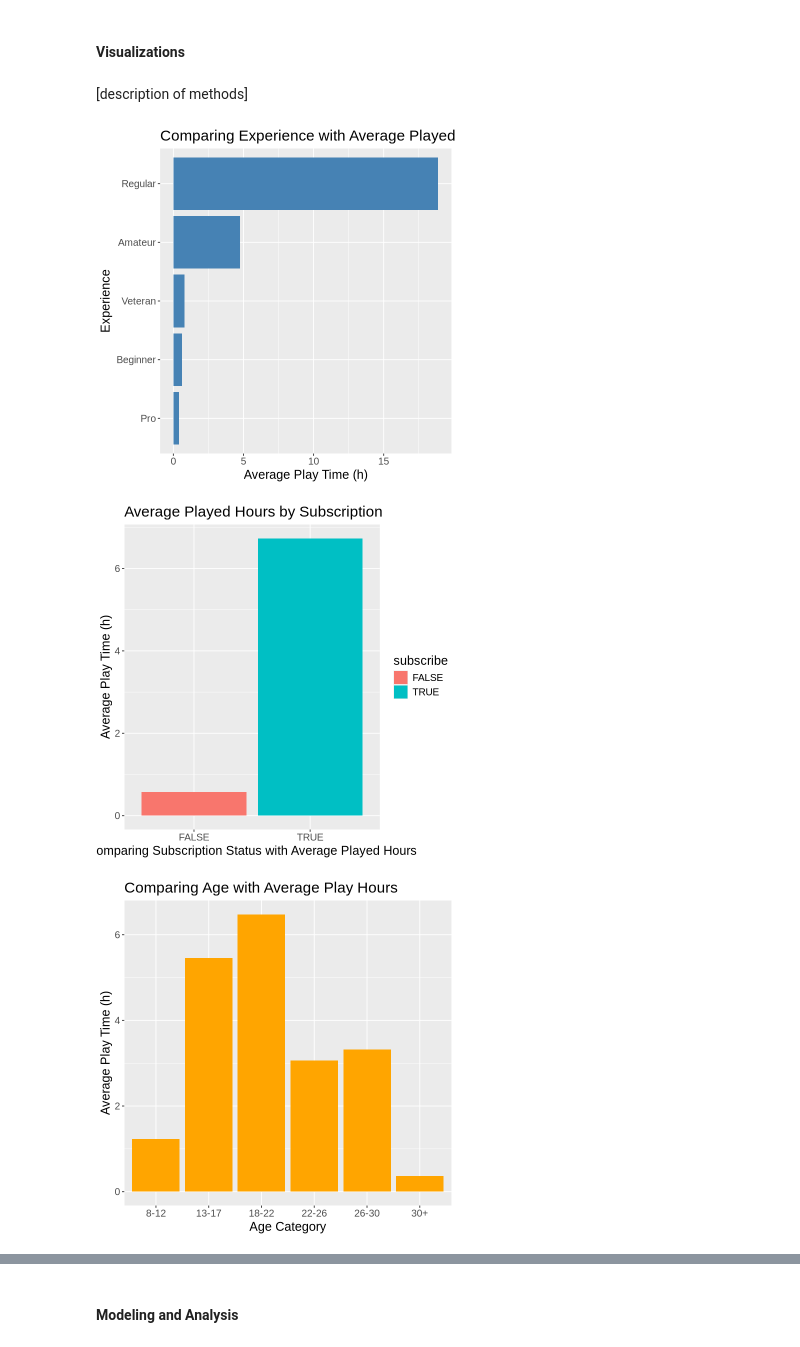
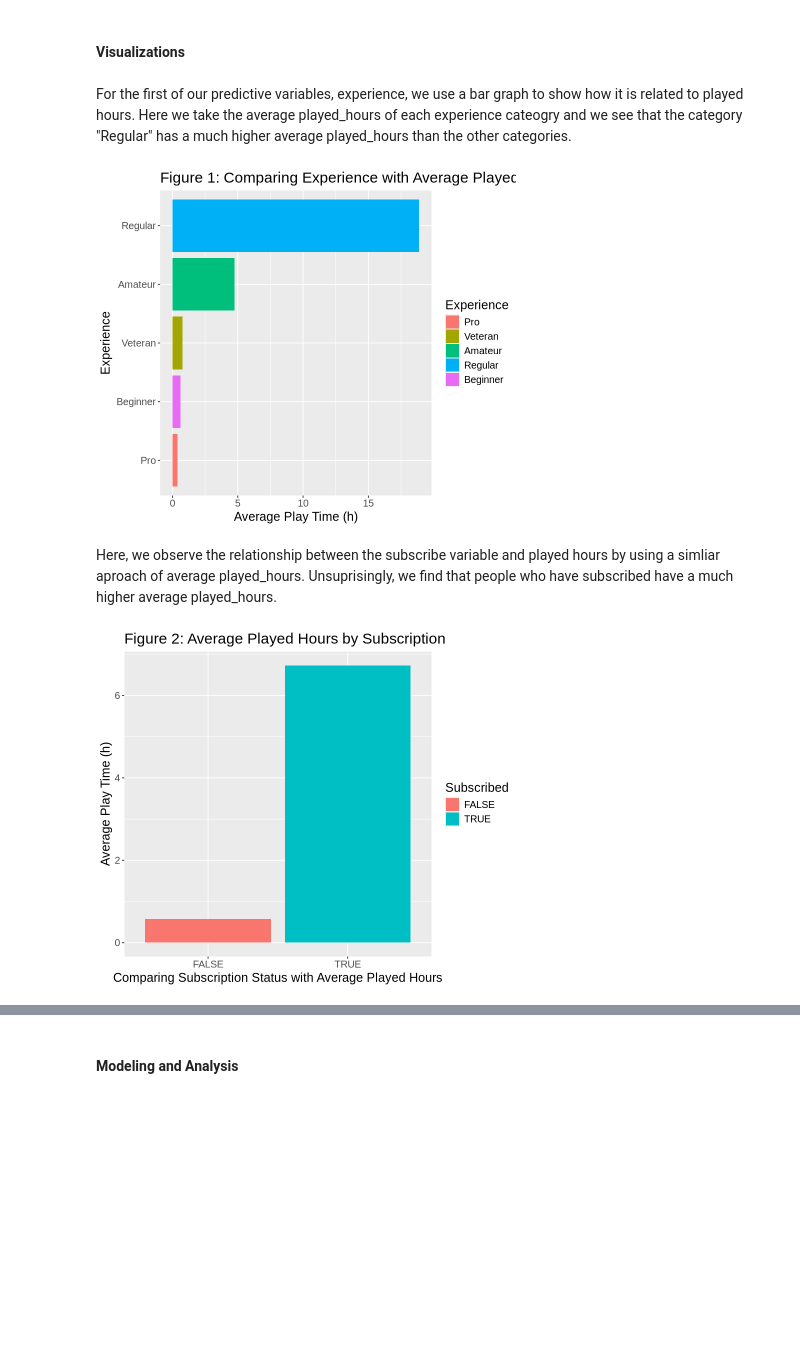
Before and after one commit to HunterBowie/dsci-100-group-005-19, a Jupyter notebook: report.ipynb, the cells around one changed output, grey strips where cells are left out. Drawn from its saved outputs; the diff is of its cells as text; code cells hidden in the pictures; blank space fills up the shorter version.

Commit message:
Finalized graphs, cleaned up model

```diff
--- a/report.ipynb
+++ b/report.ipynb
@@ -253,39 +253,33 @@ A tibble: 2 × 2
 # %% [markdown]
 #### Visualizations
 # %% [markdown]
-[description of methods]
+For the first of our predictive variables, experience, we use a bar graph to show how it is related to played hours. Here we take the average played_hours of each experience cateogry and we see that the category "Regular" has a much higher average played_hours than the other categories.
+# %%
+options(repr.plot.width = 7, repr.plot.height = 6)
+
+experience_plot <- ggplot(experience_averages,
+                          aes(x = average_played_hours, y = fct_reorder(experience, average_played_hours),
+                             fill = experience)) +
+    geom_bar(stat = "identity") +
+    labs(x = "Average Play Time (h)", y = "Experience",
+            title = "Figure 1: Comparing Experience with Average Played Hours",
+            fill = "Experience") +
+    theme(text = element_text(size = 15))
+
+experience_plot
+# %% [output]
+[figure, added]
+# %% [markdown]
+Here, we observe the relationship between the subscribe variable and played hours by using a simliar aproach of average played_hours. Unsuprisingly, we find that people who have subscribed have a much higher average played_hours.
 # %%
-# these visualizations are relevant for exploratory data analysis and related to the planned analysis
-
-options(repr.plot.width = 6, repr.plot.height = 6)
-
-experience_plot <- ggplot(experience_averages,
-                          aes(x = average_played_hours, y = fct_reorder(experience, average_played_hours))) +
-    geom_bar(stat = "identity", fill = "steelblue") +
-    labs(x = "Average Play Time (h)", y = "Experience",
-         title = "Comparing Experience with Average Played Hours") +
-    theme(text = element_text(size = 15))
-
-experience_plot
-
-
 subscribe_plot <- ggplot(subscribe_averages,
                           aes(x = subscribe, y = mean_played_hours, fill = subscribe)) +
     geom_bar(stat = "identity") +
     labs(x = "Comparing Subscription Status with Average Played Hours", y = "Average Play Time (h)",
-           title = "Average Played Hours by Subscription") +
+           title = "Figure 2: Average Played Hours by Subscription",
+        fill = "Subscribed") +
     theme(text = element_text(size = 15))
 
 subscribe_plot
-
-age_plot <- ggplot(grouped_hours_age, aes(x = age_category, y = average_played_hours)) +
-    geom_bar(stat = "identity", fill = "orange") +
-    labs(x = "Age Category", y = "Average Play Time (h)", title = "Comparing Age with Average Play Hours") +
-    theme(text = element_text(size = 15))
-
-age_plot
-# note: all figures should have a figure number and a legend
 # %% [output]
-[figure, old version]
+[figure, new version]
-[figure, removed]
-[figure, removed]
```
Also changed, not shown: parts of 11 cells of this notebook.
